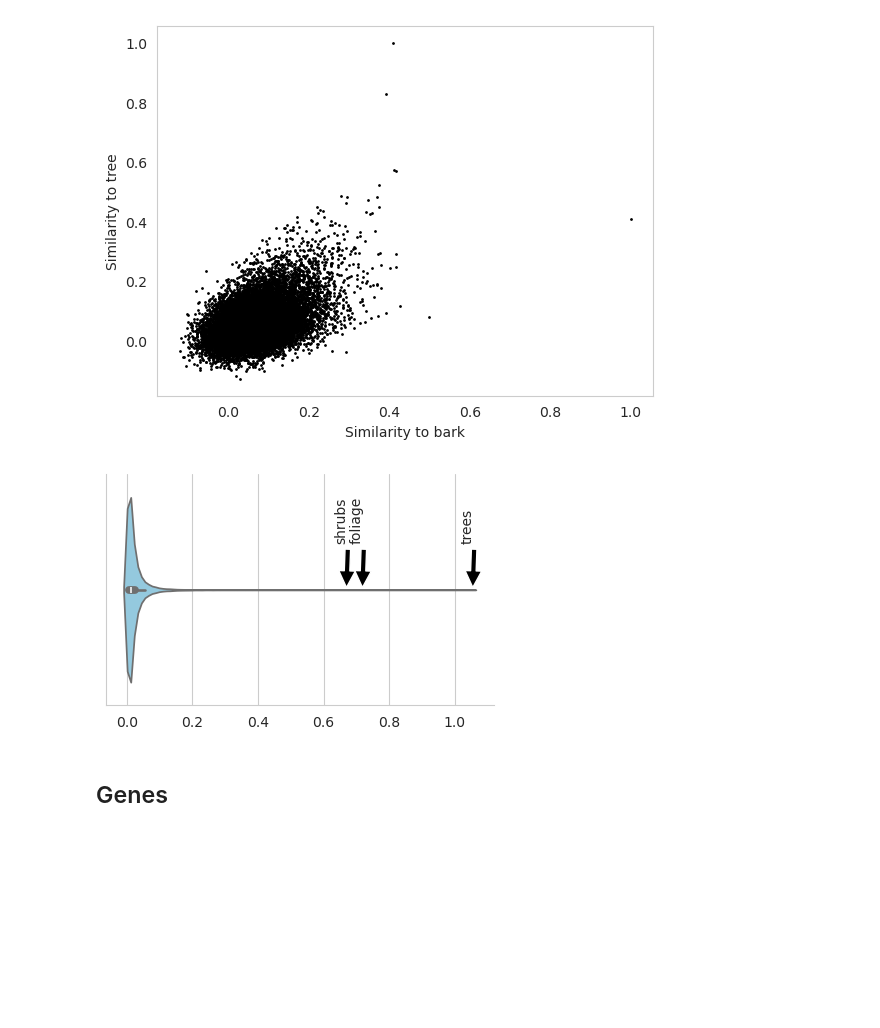
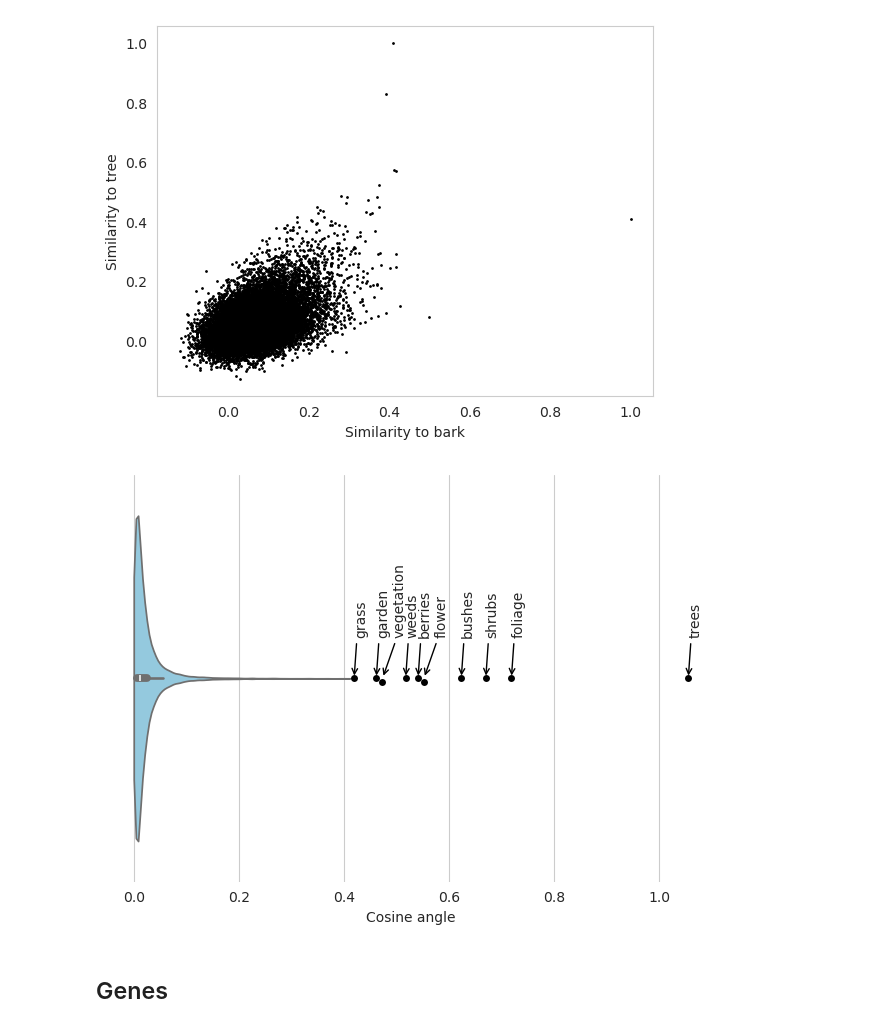
Before and after one commit to ZadorLaboratory/gene_analogies, a Jupyter notebook: pair_plots.ipynb, the cells around one changed output. Drawn from its saved outputs; the diff is of its cells as text; code cells hidden in the pictures; blank space fills up the shorter version.

```diff
--- a/pair_plots.ipynb
+++ b/pair_plots.ipynb
@@ -201,28 +250,11 @@ plt.ylabel(f"Similarity to {query_gene2}")
 # %% [output]
 Text(0, 0.5, 'Similarity to tree')
 [figure]
-# %%
-projections, top_words = joint_similarity(["bark","tree","leaf"], words, similarities)
-
-plt.figure(figsize=(5, 3))
-
-# Create the violin plot
-sns.violinplot(projections, color='skyblue', orient='h')
-
-# Annotate the top points
-for i, (p, w) in enumerate(zip(projections, top_words)):
-    plt.annotate(f'{w}', xy=(p, 0), xytext=(p+0.005, -0.2),
-                 arrowprops=dict(facecolor='black', shrink=0.05),
-                 horizontalalignment='right', verticalalignment='bottom',
-                 rotation=90)
-    if i >1:
-        break
-
-sns.despine()
-
-plt.show()
-# %% [output]
-[figure, removed]
+# %%
+projections, top_words = joint_similarity(["bark","tree","leaf"], words, similarities)
+plot_similarity_distribution(projections, top_words, 99.95, 0.02)
+# %% [output]
+[figure, added]
 # %% [markdown]
 ## Genes
 # %%
```
Also changed, not shown: parts of 3 cells of this notebook.
